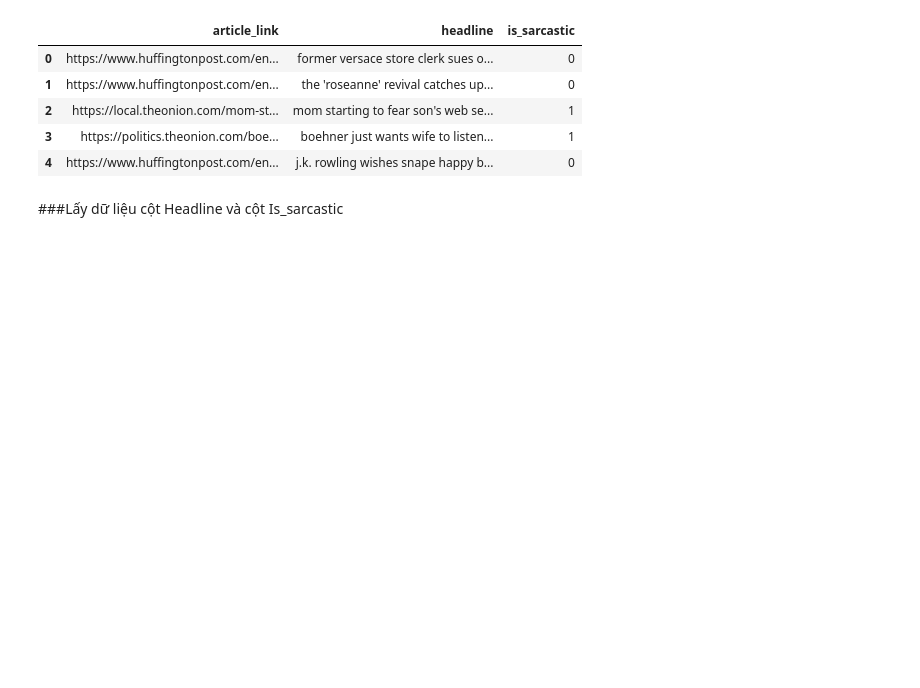
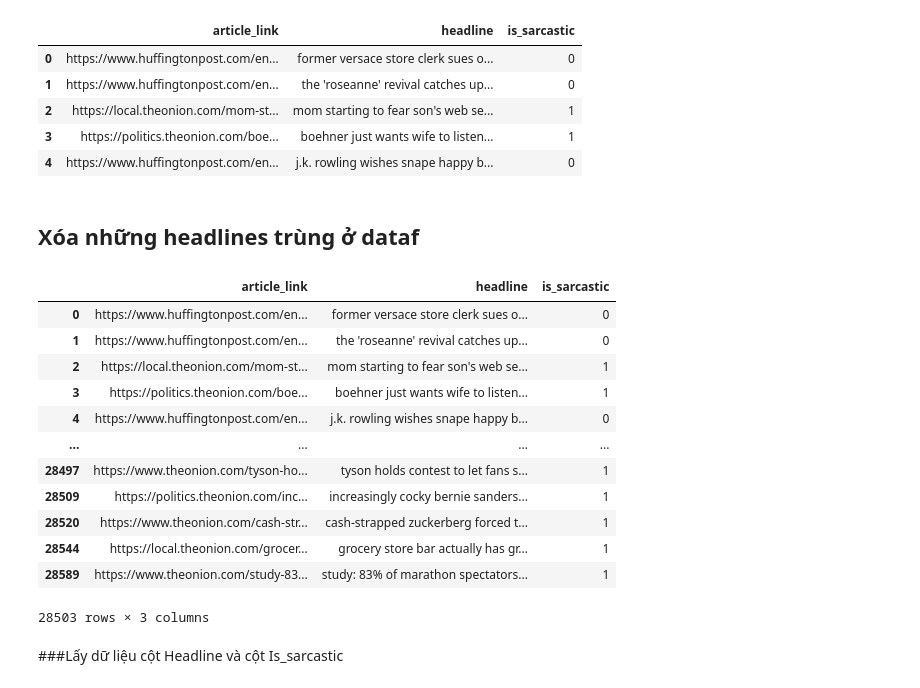
Before and after one commit to 18520076Khiem/CS114.K21, a Jupyter notebook: Case_Study_1.ipynb, the cells around one changed output. Drawn from its saved outputs; the diff is of its cells as text; code cells hidden in the pictures; blank space fills up the shorter version.

```diff
--- a/Case_Study_1.ipynb
+++ b/Case_Study_1.ipynb
@@ -123,6 +123,25 @@ df.head()
 | 2 | https://local.theonion.com/mom-st... | mom starting to fear son's web se... | 1 |
 | 3 | https://politics.theonion.com/boe... | boehner just wants wife to listen... | 1 |
 | 4 | https://www.huffingtonpost.com/en... | j.k. rowling wishes snape happy b... | 0 |
+# %% [markdown]
+## Xóa những headlines trùng ở dataf
+# %%
+df=df.drop_duplicates(['headline'])
+df
+# %% [output]
+|  | article_link | headline | is_sarcastic |
+| 0 | https://www.huffingtonpost.com/en... | former versace store clerk sues o... | 0 |
+| 1 | https://www.huffingtonpost.com/en... | the 'roseanne' revival catches up... | 0 |
+| 2 | https://local.theonion.com/mom-st... | mom starting to fear son's web se... | 1 |
+| 3 | https://politics.theonion.com/boe... | boehner just wants wife to listen... | 1 |
+| 4 | https://www.huffingtonpost.com/en... | j.k. rowling wishes snape happy b... | 0 |
+| ... | ... | ... | ... |
+| 28497 | https://www.theonion.com/tyson-ho... | tyson holds contest to let fans s... | 1 |
+| 28509 | https://politics.theonion.com/inc... | increasingly cocky bernie sanders... | 1 |
+| 28520 | https://www.theonion.com/cash-str... | cash-strapped zuckerberg forced t... | 1 |
+| 28544 | https://local.theonion.com/grocer... | grocery store bar actually has gr... | 1 |
+| 28589 | https://www.theonion.com/study-83... | study: 83% of marathon spectators... | 1 |
+28503 rows × 3 columns
 # %% [markdown]
 ###Lấy dữ liệu cột Headline và cột Is_sarcastic
 # %%
```
Also changed, not shown: parts of 23 cells of this notebook.
